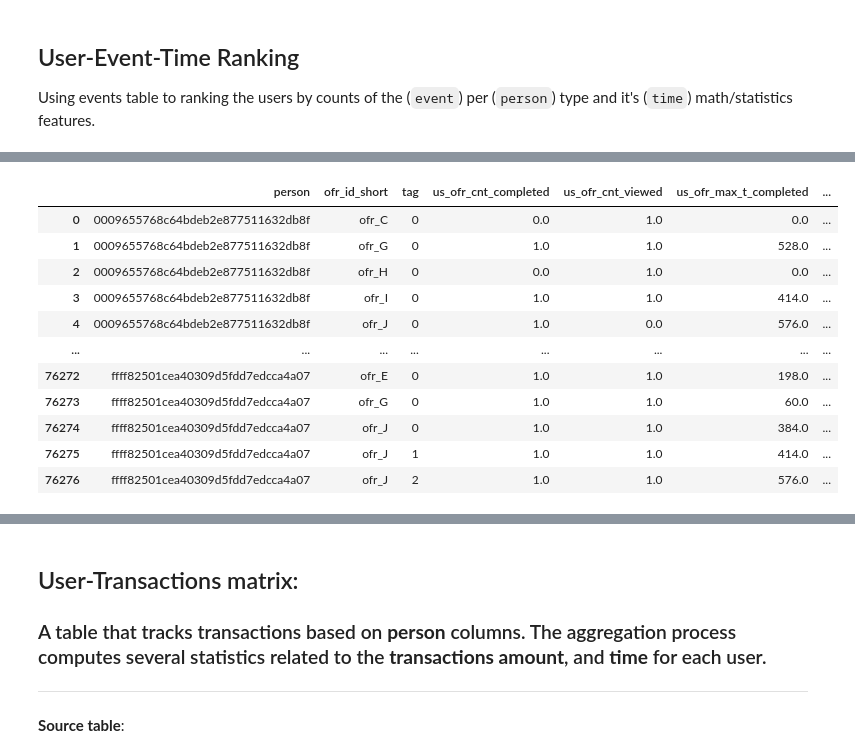
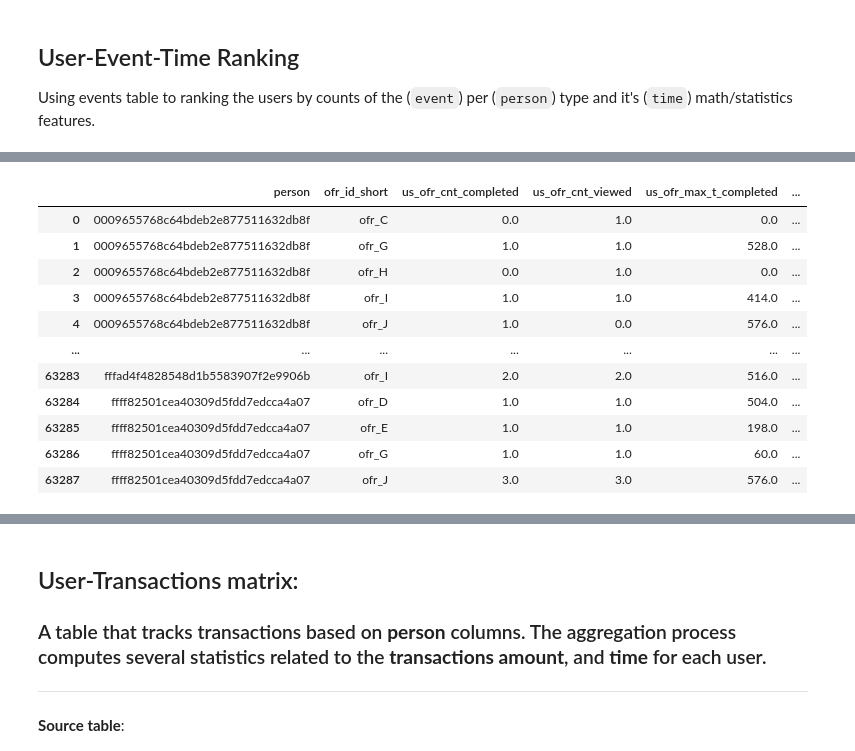
Before and after one commit to Niltonjuniorphd/Starbucks_project, a Jupyter notebook: Starbucks_Capstone_notebook_personal.ipynb, the cells around one changed output, grey strips where cells are left out. Drawn from its saved outputs; the diff is of its cells as text; code cells hidden in the pictures.

```diff
--- a/Starbucks_Capstone_notebook_personal.ipynb
+++ b/Starbucks_Capstone_notebook_personal.ipynb
@@ -431,11 +447,11 @@ events = events.drop(columns=['amount'])
 transactions = transactions.drop(columns=['reward',	'ofr_id_short'])
 
 # Sorting table by time
-events = events.sort_values(by=['person', 'event', 'time'])
-transactions = transactions.sort_values(by=['person', 'event', 'time'])
+events = events.sort_values(by=['person', 'time'])
+transactions = transactions.sort_values(by=['person', 'time'])
 
 events['time_diff'] = events.groupby(['person', 'event'])['time'].diff()
-transactions['time_diff'] = transactions.groupby(['person', 'event'])['time'].diff()
+transactions['time_diff'] = transactions.groupby(['person'])['time'].diff()
 
 # persisting the data in the silver layer
 events.to_csv('medalion_data_store/bronze/events.csv', index=False)
@@ -749,71 +787,74 @@ user_ofr_event_time
 # %%
-user_ofr_event_time = events.groupby(['person', 'ofr_id_short', 'event', 'tag']).agg(
+user_item_event = events.groupby(['person', 'ofr_id_short', 'event']).agg(
     us_ofr_cnt=('ofr_id_short', 'count'),
     us_ofr_mean_t=('time', 'mean'),
     us_ofr_max_t=('time', 'max'),
-    us_dif_t_mean = ('time_diff', 'mean'),
-    us_dif_t_max = ('time_diff', 'max'),
-    us_dif_t_std = ('time_diff', 'std')
+    us_ofr_min_t=('time', 'min'),
+    us_ofr_dif_mean = ('time_diff', 'mean'),
+    us_ofr_dif_max = ('time_diff', 'max'),
+    us_ofr_dif_std = ('time_diff', 'std')
 
 ).unstack(level=[2]).reset_index().round(2) #.fillna(0)
 
-user_ofr_event_time.columns = ['_'.join(col).strip('_') for col in user_ofr_event_time.columns.to_flat_index()]
+user_item_event.columns = ['_'.join(col).strip('_') for col in user_item_event.columns.to_flat_index()]
 
 # computing the stage of the fact: 1- just received, 2- received-viwed or received-completed, 3- all occurrences
-user_ofr_event_time['stage'] = user_ofr_event_time[['us_ofr_cnt_completed',	'us_ofr_cnt_received',	'us_ofr_cnt_viewed']].sum(axis=1)
+user_item_event['stage'] = user_item_event[['us_ofr_cnt_completed',	'us_ofr_cnt_received',	'us_ofr_cnt_viewed']].sum(axis=1)
 
 # Replacing NaN values with infinity to facilitate time calculations
-user_ofr_event_time['us_ofr_mean_t_completed'] = user_ofr_event_time['us_ofr_mean_t_completed'].fillna(np.inf)
-user_ofr_event_time['us_ofr_mean_t_received'] = user_ofr_event_time['us_ofr_mean_t_received'].fillna(np.inf)
-user_ofr_event_time['us_ofr_mean_t_viewed'] = user_ofr_event_time['us_ofr_mean_t_viewed'].fillna(np.inf)
+user_item_event['us_ofr_mean_t_completed'] = user_item_event['us_ofr_mean_t_completed'].fillna(np.inf)
+user_item_event['us_ofr_mean_t_received'] = user_item_event['us_ofr_mean_t_received'].fillna(np.inf)
+user_item_event['us_ofr_mean_t_viewed'] = user_item_event['us_ofr_mean_t_viewed'].fillna(np.inf)
 
 # Computing time differences for various stages of the offer lifecycle
-user_ofr_event_time['to_vr'] = user_ofr_event_time['us_ofr_mean_t_viewed'] - user_ofr_event_time['us_ofr_mean_t_received']
-user_ofr_event_time['to_cv'] = user_ofr_event_time['us_ofr_mean_t_completed'] - user_ofr_event_time['us_ofr_mean_t_viewed']
-user_ofr_event_time['to_cr'] = user_ofr_event_time['us_ofr_mean_t_completed'] - user_ofr_event_time['us_ofr_mean_t_received']
+user_item_event['to_vr'] = user_item_event['us_ofr_mean_t_viewed'] - user_item_event['us_ofr_mean_t_received']
+user_item_event['to_cv'] = user_item_event['us_ofr_mean_t_completed'] - user_item_event['us_ofr_mean_t_viewed']
+user_item_event['to_cr'] = user_item_event['us_ofr_mean_t_completed'] - user_item_event['us_ofr_mean_t_received']
+
+user_item_event['to_cv'] = user_item_event['to_cv'].fillna(0)
 
 # Calculating curiosity, eagerness, and overall responsiveness scores
-user_ofr_event_time['curiosity_vr'] = (1 / (user_ofr_event_time['to_vr'] + 1)) * 100
-user_ofr_event_time['eagerness_cv'] = [(1 / (x + 1))*100 if ((not np.isnan(x)) & (x >=0)) else -1 for x in user_ofr_event_time['to_cv']]
-user_ofr_event_time['overall_cr'] = (1 / (user_ofr_event_time['to_cr'] + 1)) * 100
+user_item_event['curiosity_vr'] = (2 / (np.exp(-user_item_event['to_vr']*0.3) + 1))
+user_item_event['eagerness_cv'] = (2 / (np.exp(-user_item_event['to_cv']*0.3) + 1))
+user_item_event['overall_cr'] = (2 / (np.exp(-user_item_event['to_cr'])*0.3 + 1))
 
 
 # Defining influence metrics based on time conditions
-user_ofr_event_time['influence'] = (
-    (~pd.isna(user_ofr_event_time['us_ofr_mean_t_completed'])) &
-    (user_ofr_event_time['us_ofr_mean_t_completed'] != np.inf) &
-    (user_ofr_event_time['us_ofr_mean_t_completed'] >= user_ofr_event_time['us_ofr_mean_t_viewed'])
+user_item_event['influence'] = (
+    (~pd.isna(user_item_event['us_ofr_mean_t_completed'])) &
+    (user_item_event['us_ofr_mean_t_completed'] != np.inf) &
+    (user_item_event['us_ofr_mean_t_completed'] >= user_item_event['us_ofr_mean_t_viewed'])
 ).astype(int)
 
 # Extreme influence is when the offer is viewed and completed at the same time.
-user_ofr_event_time['ext_influence'] = (
-    (~pd.isna(user_ofr_event_time['us_ofr_mean_t_viewed'])) &
-    (user_ofr_event_time['us_ofr_mean_t_viewed'] != np.inf) &
-    (user_ofr_event_time['us_ofr_mean_t_completed'] == user_ofr_event_time['us_ofr_mean_t_viewed'])
+user_item_event['ext_influence'] = (
+    (~pd.isna(user_item_event['us_ofr_mean_t_viewed'])) &
+    (user_item_event['us_ofr_mean_t_viewed'] != np.inf) &
+    (user_item_event['us_ofr_mean_t_completed'] == user_item_event['us_ofr_mean_t_viewed'])
 ).astype(int)
 
 # Dropping intermediate time calculation columns and others, rounding final values.
-user_ofr_event_time = user_ofr_event_time.drop(
+user_item_event = user_item_event.drop(
     columns=['us_ofr_mean_t_completed', 'us_ofr_mean_t_received', 'us_ofr_mean_t_viewed', 'to_vr', 'to_cv', 'to_cr', 'us_ofr_cnt_received']
 ).round(1)
 
-user_ofr_event_time = user_ofr_event_time.round(2).fillna(0)
+user_item_event = user_item_event.round(4).fillna(0)
 
 
-user_ofr_event_time.to_csv('medalion_data_store/silver/user_ofr_event_time.csv', index=False)
+user_item_event.to_csv('medalion_data_store/silver/user_item_event.csv', index=False)
 
 
-user_ofr_event_time
+user_item_event
 # %% [output]
-|  | person | ofr_id_short | tag | us_ofr_cnt_completed | us_ofr_cnt_viewed | us_ofr_max_t_completed | ... |
-| 0 | 0009655768c64bdeb2e877511632db8f | ofr_C | 0 | 0.0 | 1.0 | 0.0 | ... |
-| 1 | 0009655768c64bdeb2e877511632db8f | ofr_G | 0 | 1.0 | 1.0 | 528.0 | ... |
-| 2 | 0009655768c64bdeb2e877511632db8f | ofr_H | 0 | 0.0 | 1.0 | 0.0 | ... |
-| 3 | 0009655768c64bdeb2e877511632db8f | ofr_I | 0 | 1.0 | 1.0 | 414.0 | ... |
-| 4 | 0009655768c64bdeb2e877511632db8f | ofr_J | 0 | 1.0 | 0.0 | 576.0 | ... |
-| ... | ... | ... | ... | ... | ... | ... | ... |
-| 76272 | ffff82501cea40309d5fdd7edcca4a07 | ofr_E | 0 | 1.0 | 1.0 | 198.0 | ... |
-| 76273 | ffff82501cea40309d5fdd7edcca4a07 | ofr_G | 0 | 1.0 | 1.0 | 60.0 | ... |
-| 76274 | ffff82501cea40309d5fdd7edcca4a07 | ofr_J | 0 | 1.0 | 1.0 | 384.0 | ... |
-| 76275 | ffff82501cea40309d5fdd7edcca4a07 | ofr_J | 1 | 1.0 | 1.0 | 414.0 | ... |
-| 76276 | ffff82501cea40309d5fdd7edcca4a07 | ofr_J | 2 | 1.0 | 1.0 | 576.0 | ... |
+|  | person | ofr_id_short | us_ofr_cnt_completed | us_ofr_cnt_viewed | us_ofr_max_t_completed | ... |
+| 0 | 0009655768c64bdeb2e877511632db8f | ofr_C | 0.0 | 1.0 | 0.0 | ... |
+| 1 | 0009655768c64bdeb2e877511632db8f | ofr_G | 1.0 | 1.0 | 528.0 | ... |
+| 2 | 0009655768c64bdeb2e877511632db8f | ofr_H | 0.0 | 1.0 | 0.0 | ... |
+| 3 | 0009655768c64bdeb2e877511632db8f | ofr_I | 1.0 | 1.0 | 414.0 | ... |
+| 4 | 0009655768c64bdeb2e877511632db8f | ofr_J | 1.0 | 0.0 | 576.0 | ... |
+| ... | ... | ... | ... | ... | ... | ... |
+| 63283 | fffad4f4828548d1b5583907f2e9906b | ofr_I | 2.0 | 2.0 | 516.0 | ... |
+| 63284 | ffff82501cea40309d5fdd7edcca4a07 | ofr_D | 1.0 | 1.0 | 504.0 | ... |
+| 63285 | ffff82501cea40309d5fdd7edcca4a07 | ofr_E | 1.0 | 1.0 | 198.0 | ... |
+| 63286 | ffff82501cea40309d5fdd7edcca4a07 | ofr_G | 1.0 | 1.0 | 60.0 | ... |
+| 63287 | ffff82501cea40309d5fdd7edcca4a07 | ofr_J | 3.0 | 3.0 | 576.0 | ... |
```
Also changed, not shown: parts of 34 cells of this notebook, 16 other files.
